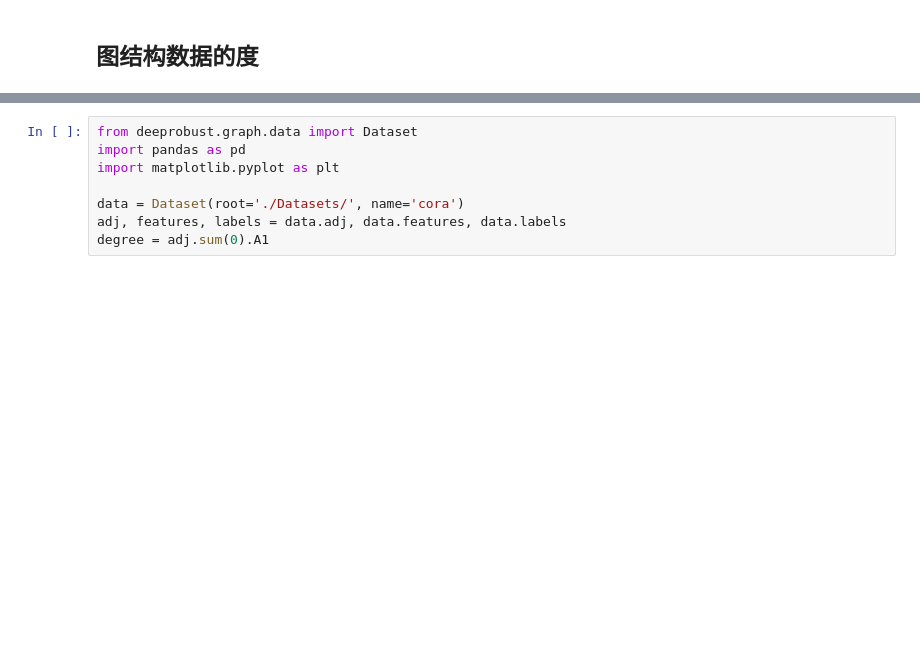
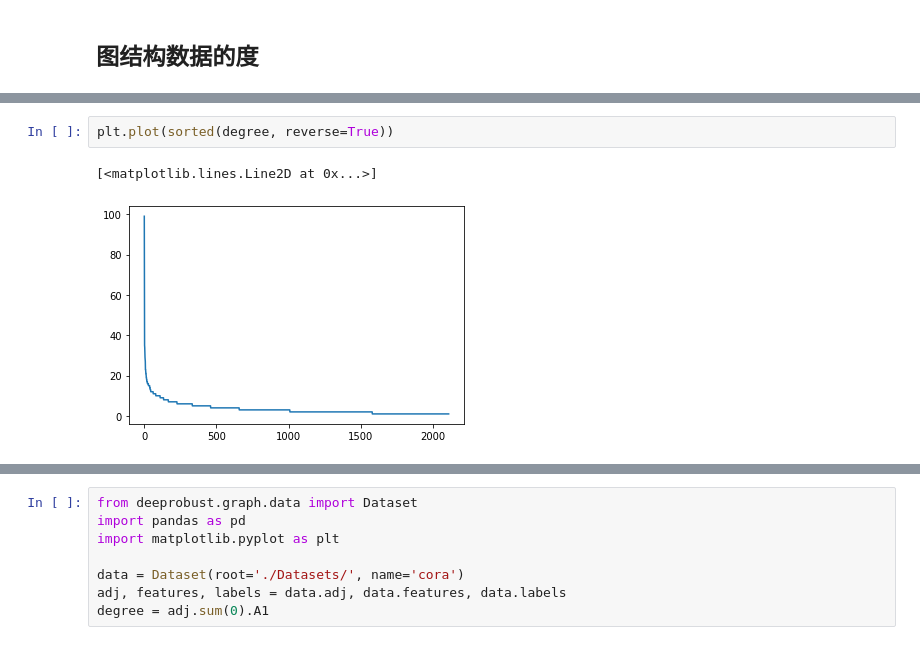
Before and after one commit to ElloboDK/GNNGuard, a Jupyter notebook: test.ipynb, the cells around one changed output, grey strips where cells are left out. Drawn from its saved outputs; the diff is of its cells as text; blank space fills up the shorter version.

```diff
--- a/test.ipynb
+++ b/test.ipynb
@@ -2,0 +21,5 @@
+# %%
+plt.plot(sorted(degree, reverse=True))
+# %% [output]
+[<matplotlib.lines.Line2D at 0x...>]
+[figure, added]
```
Also changed, not shown: parts of 7 cells of this notebook, 1 other file.
